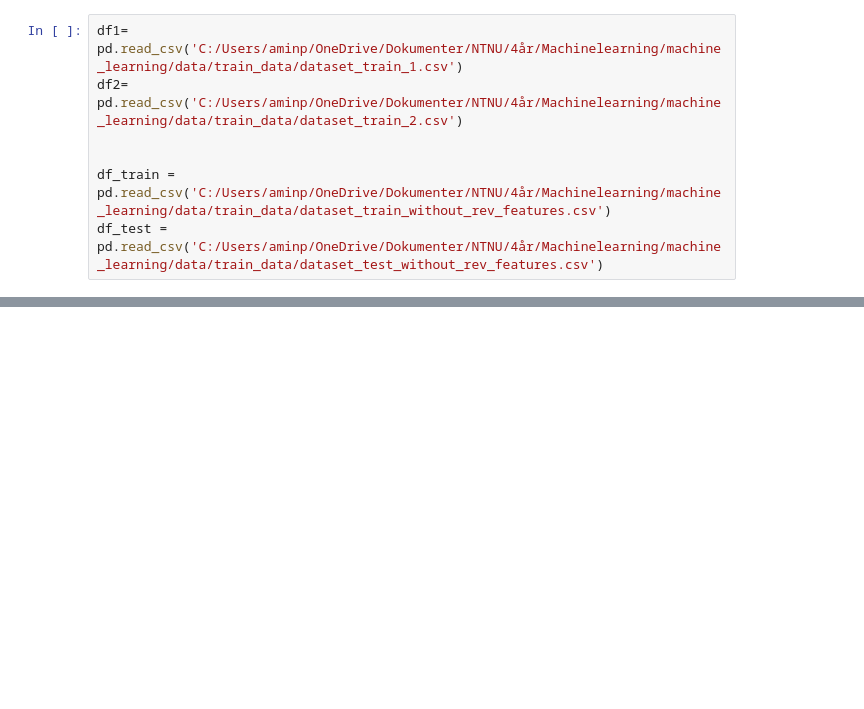
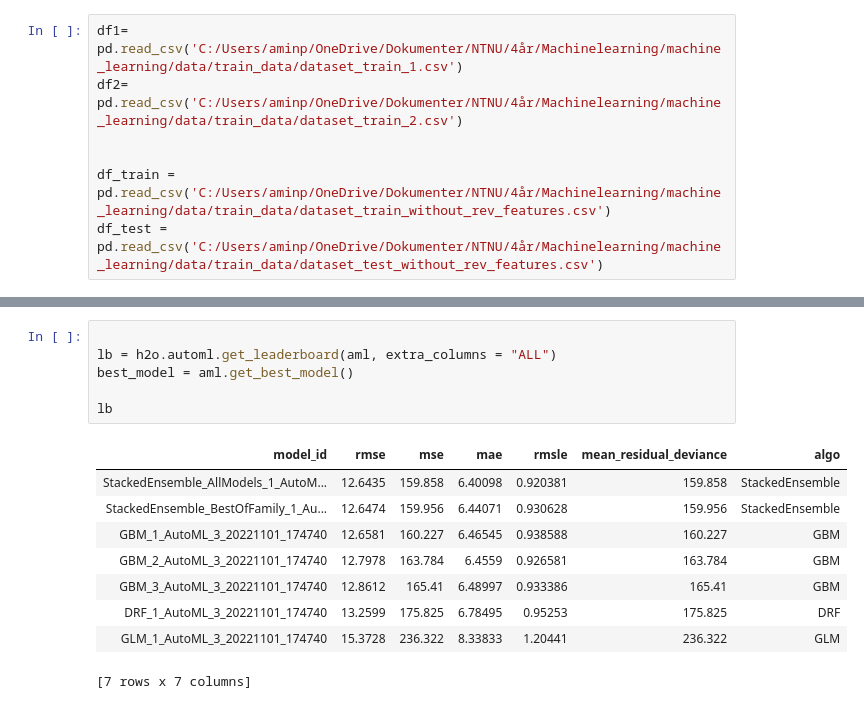
Before and after one commit to SimenQ/machine_learning, a Jupyter notebook: notebooks/Arash/ML_model.ipynb, the cells around one changed output, grey strips where cells are left out. Cells and saved outputs as stored; diff of their text form; blank space fills up the shorter version.

```diff
--- a/notebooks/Arash/ML_model.ipynb
+++ b/notebooks/Arash/ML_model.ipynb
@@ -139,0 +121,16 @@ H2OServerError: Server wasn't able to start in 60.045552 seconds.
+# %%
+
+lb = h2o.automl.get_leaderboard(aml, extra_columns = "ALL")
+best_model = aml.get_best_model()
+
+lb
+# %% [output]
+| model_id | rmse | mse | mae | rmsle | mean_residual_deviance | algo |
+| StackedEnsemble_AllModels_1_AutoM... | 12.6435 | 159.858 | 6.40098 | 0.920381 | 159.858 | StackedEnsemble |
+| StackedEnsemble_BestOfFamily_1_Au... | 12.6474 | 159.956 | 6.44071 | 0.930628 | 159.956 | StackedEnsemble |
+| GBM_1_AutoML_3_20221101_174740 | 12.6581 | 160.227 | 6.46545 | 0.938588 | 160.227 | GBM |
+| GBM_2_AutoML_3_20221101_174740 | 12.7978 | 163.784 | 6.4559 | 0.926581 | 163.784 | GBM |
+| GBM_3_AutoML_3_20221101_174740 | 12.8612 | 165.41 | 6.48997 | 0.933386 | 165.41 | GBM |
+| DRF_1_AutoML_3_20221101_174740 | 13.2599 | 175.825 | 6.78495 | 0.95253 | 175.825 | DRF |
+| GLM_1_AutoML_3_20221101_174740 | 15.3728 | 236.322 | 8.33833 | 1.20441 | 236.322 | GLM |
+[7 rows x 7 columns]
```
Also changed, not shown: parts of 11 cells of this notebook, 2 other files.
